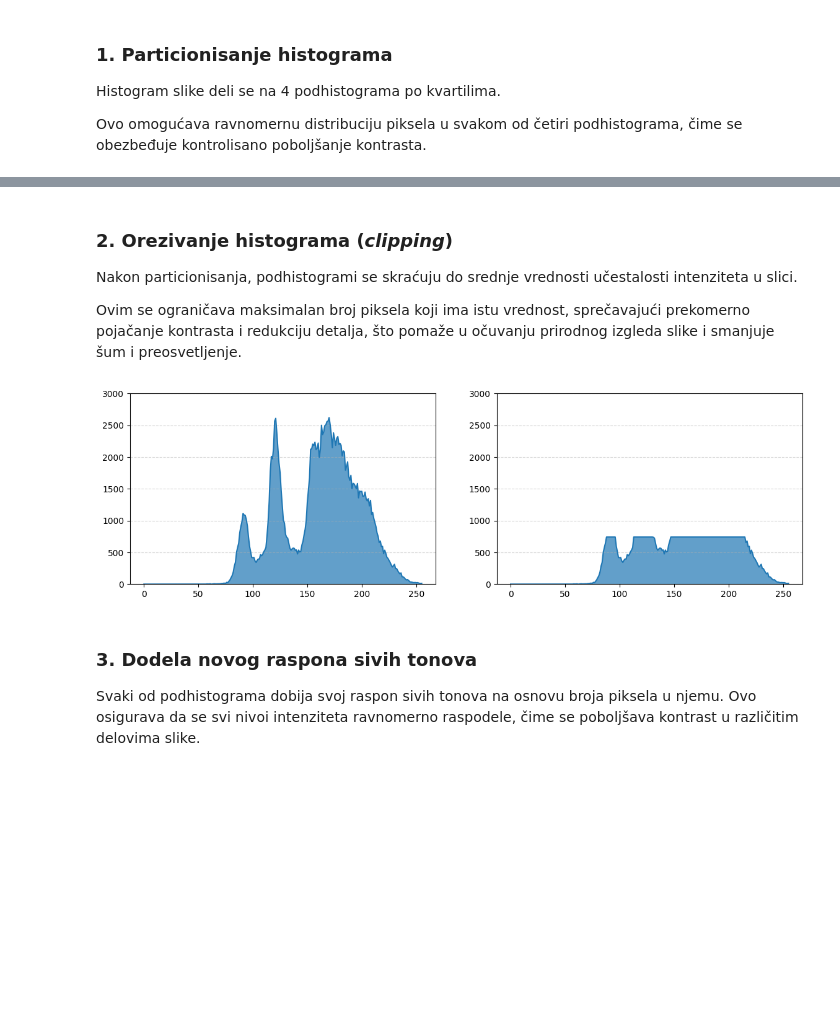
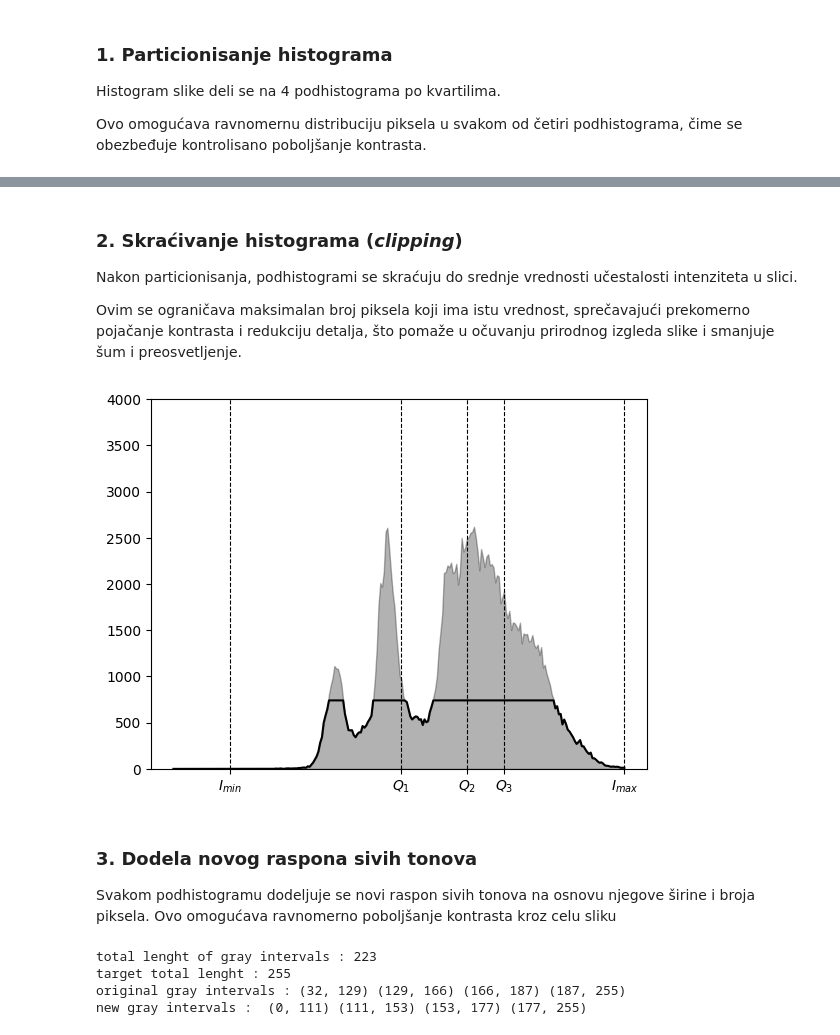
Before and after one commit to isidora00/HistogramAlgorithms, a Jupyter notebook: histogram_algorithms.ipynb, the cells around one changed output, grey strips where cells are left out. Cells and saved outputs as stored; diff of their text form; code cells hidden in the pictures; blank space fills up the shorter version.

```diff
--- a/histogram_algorithms.ipynb
+++ b/histogram_algorithms.ipynb
@@ -119,10 +126,20 @@ def show_histograms(histograms, y_max=3000):
 
     plt.show()
-# %%
-def partition_histogram(image):
-    Q0 = np.min(image)
-    Q1 = np.percentile(image, 25)
-    Q2 = np.percentile(image, 50)
-    Q3 = np.percentile(image, 75)
-    Q4 = np.max(image)
-    return [Q0, Q1, Q2, Q3, Q4]
+# %%
+def partition_histogram(image):
+    I_min = int(np.min(image))
+    Q1 = int(np.percentile(image, 25))
+    Q2 = int(np.percentile(image, 50))
+    Q3 = int(np.percentile(image, 75))
+    I_max = int(np.max(image))
+    return [I_min, Q1, Q2, Q3, I_max]
+
+hist, _ = np.histogram(image, 256, [0, 256])
+partition_points = partition_histogram(image)
+
+plt.plot(range(256), hist, color='black')
+plt.fill_between(range(256), hist,color='black', alpha = 0.3)
+plt.xticks(ticks = partition_points, labels=[r"$I_{min}$", r"$Q_{1}$", r"$Q_{2}$", r"$Q_{3}$", r"$I_{max}$"])
+plt.ylim([0,4000])
+plt.grid(True, axis='x',color = "black",linestyle='--')
+plt.show()
@@ -129,18 +148,54 @@ def partition_histogram(image):
 # %% [markdown]
-### 2. Orezivanje histograma (*clipping*)
+### 2. Skraćivanje histograma (*clipping*)
 Nakon particionisanja, podhistogrami se skraćuju do srednje vrednosti učestalosti intenziteta u slici.
 
 Ovim se ograničava maksimalan broj piksela koji ima istu vrednost, sprečavajući prekomerno pojačanje kontrasta i redukciju detalja, što pomaže u očuvanju prirodnog izgleda slike i smanjuje šum i preosvetljenje.
 # %%
 def clip_histogram(hist):
     threshold = hist.mean()
     clipped_hist = np.minimum(hist, threshold)
     return clipped_hist
 
 hist, _ = np.histogram(image.flatten(), 256, [0, 256])
-show_histograms([hist, clip_histogram(hist)])
+clipped_histogram = clip_histogram(hist)
+plt.plot(range(256), clipped_histogram, color = 'black')
+plt.fill_between(range(256), hist, color = 'black', alpha = 0.3)
+plt.xticks(ticks = partition_points, labels=[r"$I_{min}$", r"$Q_{1}$", r"$Q_{2}$", r"$Q_{3}$", r"$I_{max}$"])
+plt.ylim([0,4000])
+plt.grid(True, axis='x',color = "black",linestyle='--')
+plt.show()
 # %% [output]
-[figure, old version]
+[figure, new version]
 # %% [markdown]
 ### 3. Dodela novog raspona sivih tonova
-Svaki od podhistograma dobija svoj raspon sivih tonova na osnovu broja piksela u njemu. Ovo osigurava da se svi nivoi intenziteta ravnomerno raspodele, čime se poboljšava kontrast u različitim delovima slike.
+Svakom podhistogramu dodeljuje se novi raspon sivih tonova na osnovu njegove širine i broja piksela. Ovo omogućava ravnomerno poboljšanje kontrasta kroz celu sliku
+# %%
+def allocate_gray_levels(hist, m, L=256):
+    total_pixels = hist.sum()
+
+    spans = [m[i + 1] - m[i] for i in range(len(m) - 1)]
+    total_span = sum(spans)
+    ranges = [round((L - 1) * span / total_span) for span in spans]
+    print(f"total lenght of gray intervals : {total_span}\ntarget total lenght : {sum(ranges)}")
+
+    starts = [0]
+    ends = []
+
+    for i in range(len(ranges)):
+        if i > 0:
+            starts.append(ends[i - 1])
+        end = starts[i] + ranges[i]
+        ends.append(end)
+
+    return starts, ends
+
+hist, _ = np.histogram(image.flatten(), 256, [0, 256])
+m = partition_histogram(image)
+gray_starts, gray_ends = allocate_gray_levels(hist, m)
+print("original gray intervals :", *zip(m[:-1], m[1:]))
+print("new gray intervals : ",*zip(gray_starts,gray_ends))
+# %% [output]
+total lenght of gray intervals : 223
+target total lenght : 255
+original gray intervals : (32, 129) (129, 166) (166, 187) (187, 255)
+new gray intervals :  (0, 111) (111, 153) (153, 177) (177, 255)
```
Also changed, not shown: parts of 9 cells of this notebook.
